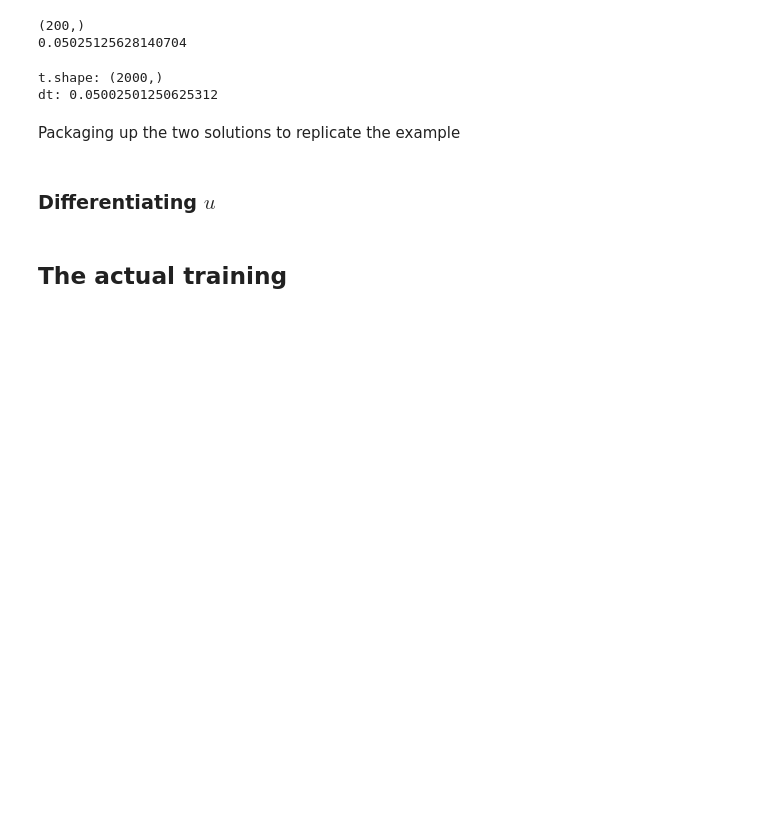
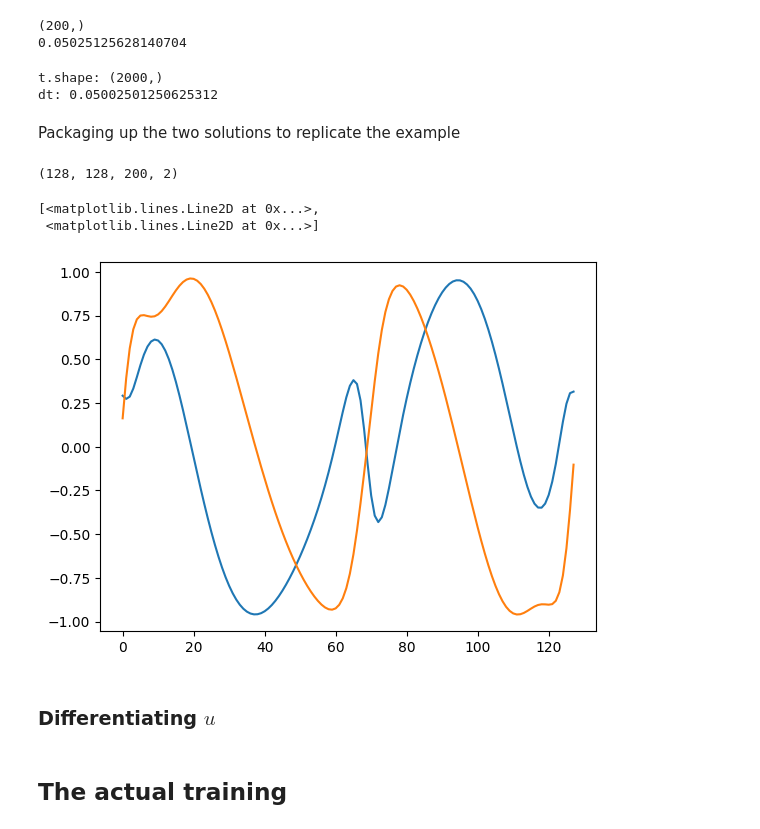
Before and after one commit to ianbgroves/PatternLearning, a Jupyter notebook: Operator_search/PDEFIND_reaction_diffusion.ipynb, the cells around one changed output. Saved outputs shown, nothing was run; the diff lists cells and outputs as text; code cells hidden in the pictures; blank space fills up the shorter version.

Commit message:
Debugging schnakenberg

```diff
--- a/Operator_search/PDEFIND_reaction_diffusion.ipynb
+++ b/Operator_search/PDEFIND_reaction_diffusion.ipynb
@@ -1418,3 +1470,15 @@ u = load_array(path+ '/1D_Schnakenberg_soln_May-03-2023.pkl')
+# %%
+u = load_array('/content/PatternLearning/Operator_search/datasets/Schnakenberg_solution.pkl')
+# %%
+u.shape
+# %% [output]
+(128, 128, 200, 2)
+# %%
+plt.plot(u[:,:,-1][-1])
+# %% [output]
+[<matplotlib.lines.Line2D at 0x...>,
+ <matplotlib.lines.Line2D at 0x...>]
+[figure, added]
 # %% [markdown]
 ### Differentiating $u$
 # %%
```
Also changed, not shown: parts of 5 cells of this notebook.
